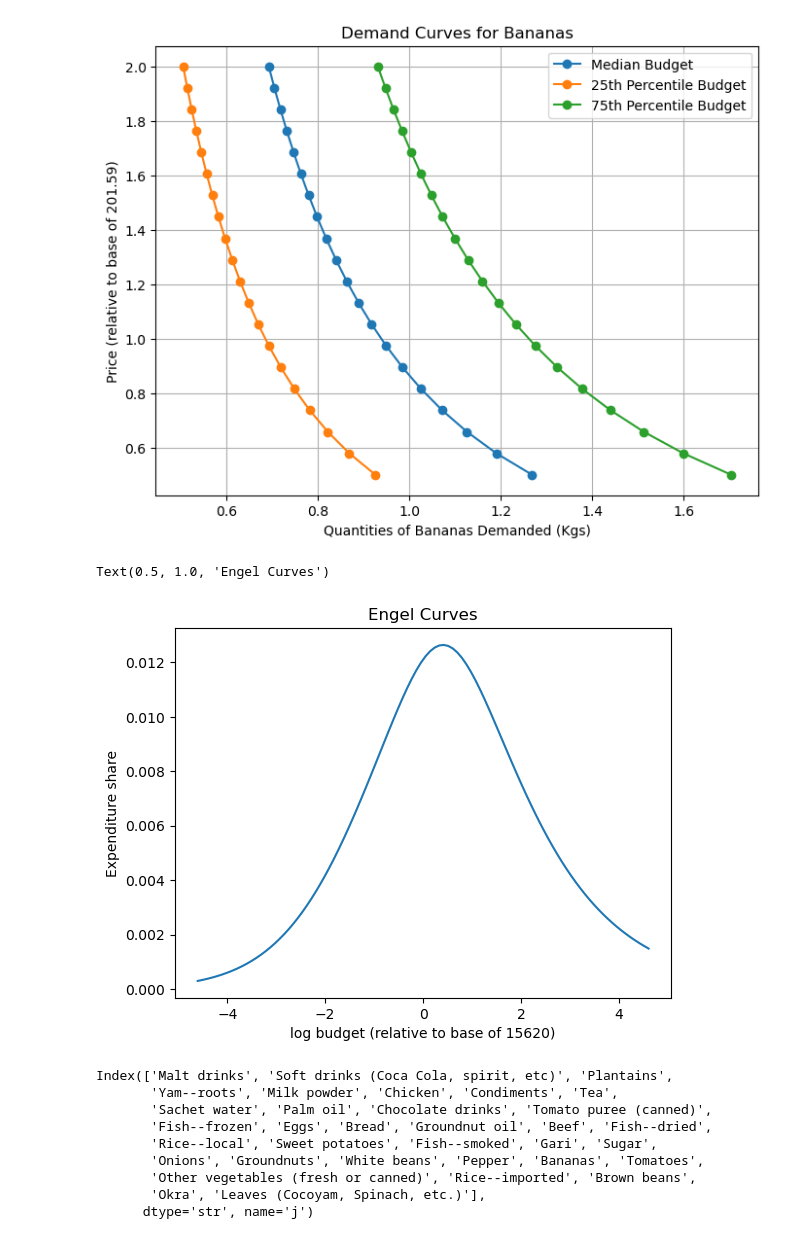
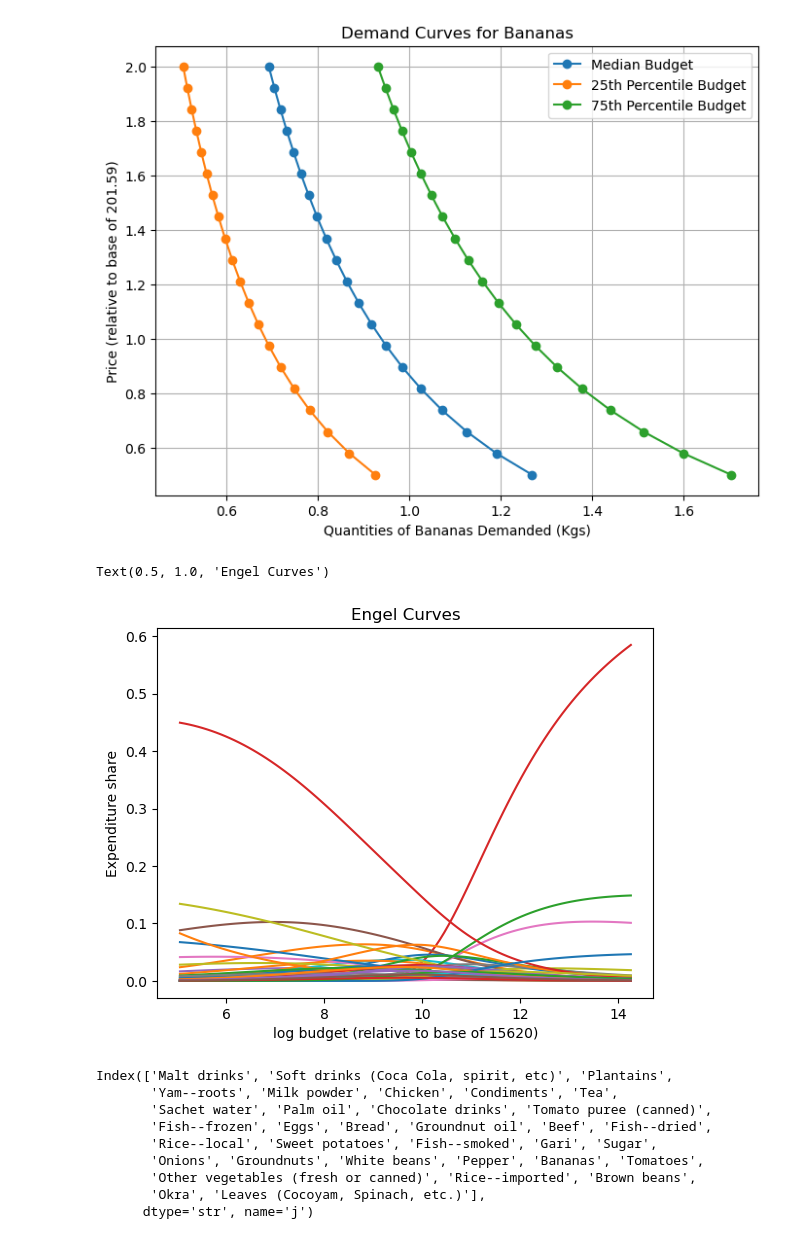
Before and after one commit to marcaina16/EEP-153---Project-4, a Jupyter notebook: notebook/Nutrition_System.ipynb, the cells around one changed output. Drawn from its saved outputs; the diff is of its cells as text; code cells hidden in the pictures.

```diff
--- a/notebook/Nutrition_System.ipynb
+++ b/notebook/Nutrition_System.ipynb
@@ -45,7 +44,7 @@ def prepare_data(NG_URL, FE_Sheet, household_sheet="Household Characteristics"):
     # Data comes in long format; pivot to wide (one column per food)
     x = x.pivot_table(index=['i','t','m'],columns='j',values='Expenditure',
                    aggfunc='sum')
-    x = x.replace(0,np.nan) # Replace zeros with missing
+    x = x.replace(0.0001,np.nan) # Replace zeros with missing
 
     y = x
 
@@ -185,14 +184,14 @@ plt.show()
 # %%
 fig,ax = plt.subplots()
 
 scale = np.geomspace(0.01,100,100)
-ax.plot(np.log(scale),[(result.expenditures(s*xref,pbar)/(s*xref))['Bananas'] for s in scale])
+ax.plot(np.log(scale*xref),[result.expenditures(s*xref,pbar)/(s*xref) for s in scale])
 ax.set_xlabel(f'log budget (relative to base of {xref:.0f})')
 ax.set_ylabel(f'Expenditure share')
 ax.set_title('Engel Curves')
 # %% [output]
 Text(0.5, 1.0, 'Engel Curves')
-[figure, old version]
+[figure, new version]
 # %%
 # Create a new FCT and vector of consumption that only share rows in common:
 # Convert FCT index to string so it can match 'Bananas'
```
Also changed, not shown: parts of 10 cells of this notebook.
